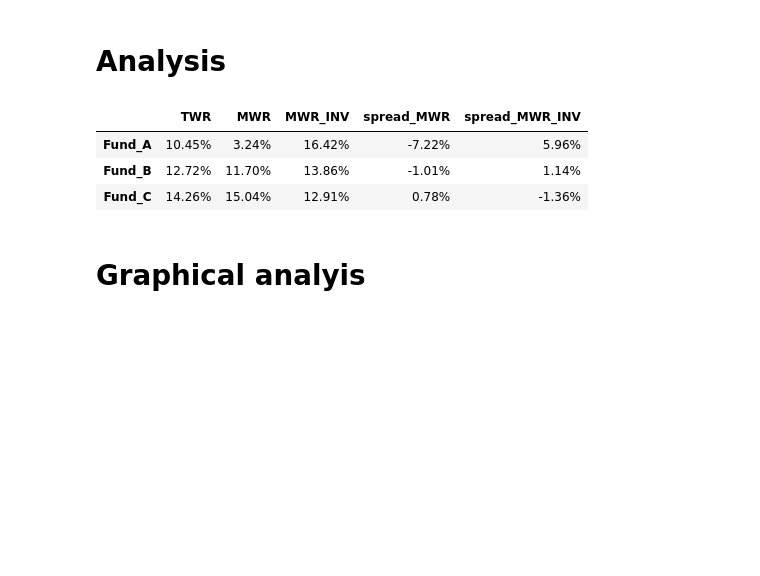
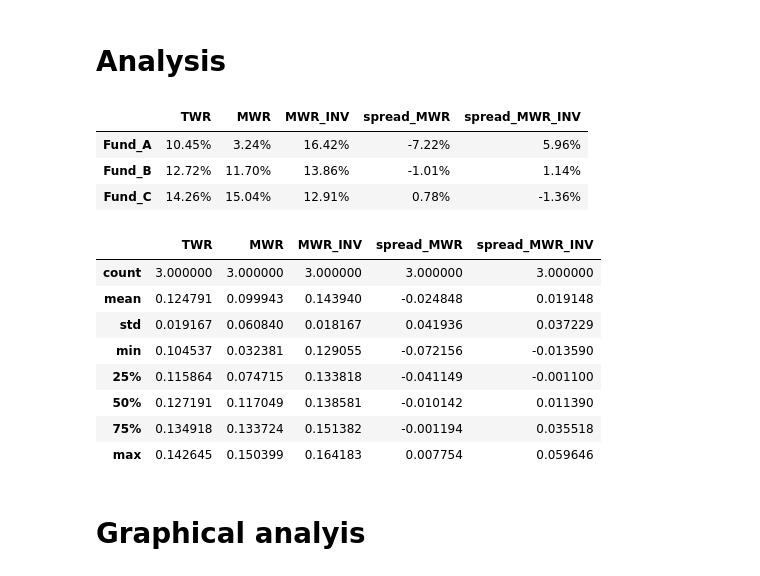
Before and after one commit to rubenbriones/Money-Weighted-Return, a Jupyter notebook: notebooks/Example TWR vs MWR.ipynb, the cells around one changed output. Saved outputs shown, nothing was run; the diff lists cells and outputs as text; code cells hidden in the pictures; blank space fills up the shorter version.

```diff
--- a/notebooks/Example TWR vs MWR.ipynb
+++ b/notebooks/Example TWR vs MWR.ipynb
@@ -61,6 +83,18 @@ df.applymap("{:,.2%}".format)
 | Fund_A | 10.45% | 3.24% | 16.42% | -7.22% | 5.96% |
 | Fund_B | 12.72% | 11.70% | 13.86% | -1.01% | 1.14% |
 | Fund_C | 14.26% | 15.04% | 12.91% | 0.78% | -1.36% |
+# %%
+df.describe()
+# %% [output]
+|  | TWR | MWR | MWR_INV | spread_MWR | spread_MWR_INV |
+| count | 3.000000 | 3.000000 | 3.000000 | 3.000000 | 3.000000 |
+| mean | 0.124791 | 0.099943 | 0.143940 | -0.024848 | 0.019148 |
+| std | 0.019167 | 0.060840 | 0.018167 | 0.041936 | 0.037229 |
+| min | 0.104537 | 0.032381 | 0.129055 | -0.072156 | -0.013590 |
+| 25% | 0.115864 | 0.074715 | 0.133818 | -0.041149 | -0.001100 |
+| 50% | 0.127191 | 0.117049 | 0.138581 | -0.010142 | 0.011390 |
+| 75% | 0.134918 | 0.133724 | 0.151382 | -0.001194 | 0.035518 |
+| max | 0.142645 | 0.150399 | 0.164183 | 0.007754 | 0.059646 |
 # %% [markdown]
 # Graphical analyis
 # %%
```
Also changed, not shown: parts of 6 cells of this notebook.
